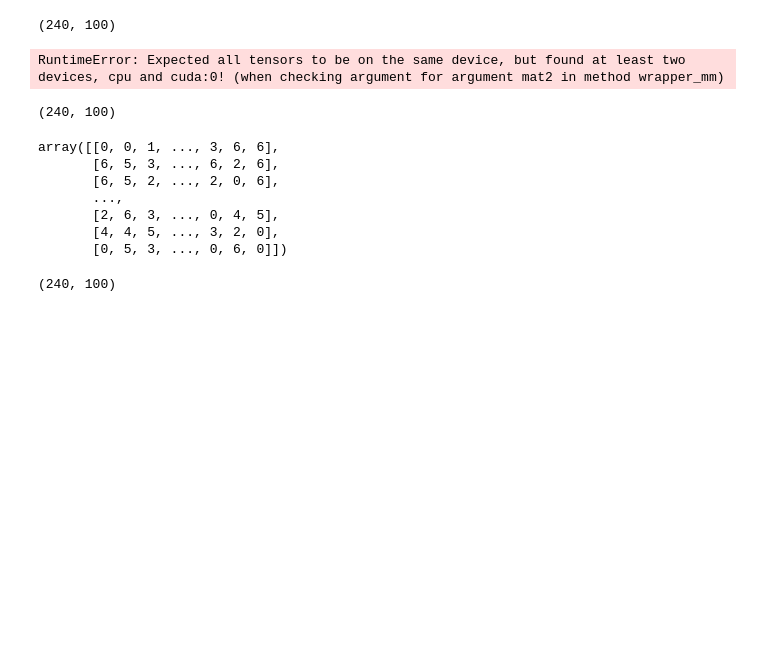
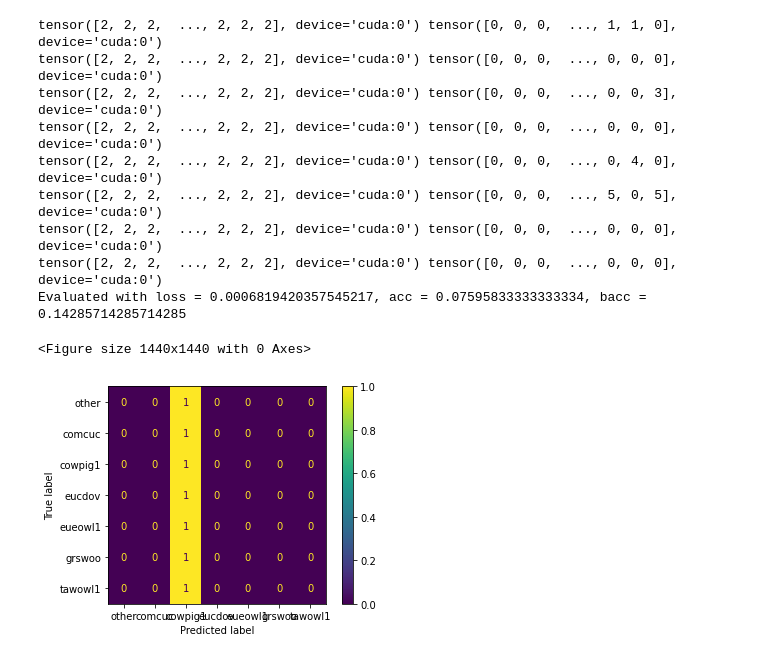
Before and after one commit to brn-dev/mlpc-ue-2023-team-ugly, a Jupyter notebook: transformer.ipynb, the cells around one changed output. Cells and saved outputs as stored; diff of their text form; code cells hidden in the pictures; blank space fills up the shorter version.

```diff
--- a/transformer.ipynb
+++ b/transformer.ipynb
@@ -24,4 +50,5 @@ data_train, data_test = remove_correlated_columns(data_train, data_test)
 # %%
+## Default
 hyper_parameters = TransformerHyperParameters(
     d_model=512,
     nhead=8,
@@ -31,7 +58,15 @@ hyper_parameters = TransformerHyperParameters(
     dropout=0.1,
     out_size=NUM_CLASSES,
     in_features=data_train.shape[-1],
-    lr=1e-5
 )
+## Current
+hyper_parameters = TransformerHyperParameters(
+    d_model=128,
+    nhead=8,
+    num_encoder_layers=6,
+    num_decoder_layers=6,
+    dim_feedforward=1024,
+    dropout=0.1,
+    out_size=NUM_CLASSES,
+    in_features=data_train.shape[-1],
+)
-# %%
-train_transformer_with_cv(data_train, labels_train, hyper_parameters, device)
@@ -78,0 +73,11 @@ Epoch   7: epoch_loss = 1.061627, num_correct = 94909, num_samples = 96000, acc
+# %%
+training_hyper_parameters = TrainingHyperParameters(
+    batch_size=128,
+    num_epochs=150,
+    lr=1e-2,
+    lr_scheduler_provider=lambda optimizer: lr_scheduler.MultiStepLR(
+        optimizer,
+        milestones=[10, 30, 60, 100],
+        gamma=0.1
+    )
+)
@@ -78,0 +100,10 @@ Epoch   7: epoch_loss = 1.061627, num_correct = 94909, num_samples = 96000, acc
+# %%
+set_random_seed(42)
+
+transformer = train_transformer(
+    data_train_subset,
+    labels_train_subset,
+    hyper_parameters,
+    training_hyper_parameters,
+    device
+)
@@ -79,25 +128,16 @@ Epoch   7: epoch_loss = 1.061627, num_correct = 94909, num_samples = 96000, acc
 # %%
-test_loader = create_offset_data_loader(np.random.normal(size=(240, 100, 268)), np.random.randint(0, 7, size=(240, 100)))
-print(labels_test.shape)
+# test_loader = create_offset_data_loader(np.random.normal(size=(240, 100, 268)), np.random.randint(0, 7, size=(240, 100)))
+test_loader = create_offset_data_loader(data_test, labels_test)
 test_network(transformer, test_loader, device)
 # %% [output]
-(240, 100)
+tensor([2, 2, 2,  ..., 2, 2, 2], device='cuda:0') tensor([0, 0, 0,  ..., 1, 1, 0], device='cuda:0')
+tensor([2, 2, 2,  ..., 2, 2, 2], device='cuda:0') tensor([0, 0, 0,  ..., 0, 0, 0], device='cuda:0')
+tensor([2, 2, 2,  ..., 2, 2, 2], device='cuda:0') tensor([0, 0, 0,  ..., 0, 0, 3], device='cuda:0')
+tensor([2, 2, 2,  ..., 2, 2, 2], device='cuda:0') tensor([0, 0, 0,  ..., 0, 0, 0], device='cuda:0')
+tensor([2, 2, 2,  ..., 2, 2, 2], device='cuda:0') tensor([0, 0, 0,  ..., 0, 4, 0], device='cuda:0')
+tensor([2, 2, 2,  ..., 2, 2, 2], device='cuda:0') tensor([0, 0, 0,  ..., 5, 0, 5], device='cuda:0')
+tensor([2, 2, 2,  ..., 2, 2, 2], device='cuda:0') tensor([0, 0, 0,  ..., 0, 0, 0], device='cuda:0')
+tensor([2, 2, 2,  ..., 2, 2, 2], device='cuda:0') tensor([0, 0, 0,  ..., 0, 0, 0], device='cuda:0')
+Evaluated with loss = 0.0006819420357545217, acc = 0.07595833333333334, bacc = 0.14285714285714285
-RuntimeError: Expected all tensors to be on the same device, but found at least two devices, cpu and cuda:0! (when checking argument for argument mat2 in method wrapper_mm)
+<Figure size 1440x1440 with 0 Axes>
+[figure, added]
-# %%
-labels_test.shape
-# %% [output]
-(240, 100)
-# %%
-np.random.randint(0, 7, size=(240, 100))
-# %% [output]
-array([[0, 0, 1, ..., 3, 6, 6],
-       [6, 5, 3, ..., 6, 2, 6],
-       [6, 5, 2, ..., 2, 0, 6],
-       ...,
-       [2, 6, 3, ..., 0, 4, 5],
-       [4, 4, 5, ..., 3, 2, 0],
-       [0, 5, 3, ..., 0, 6, 0]])
-# %%
-np.random.randint(0, 7, size=(240, 100)).shape
-# %% [output]
-(240, 100)
```
Also changed, not shown: parts of 11 cells of this notebook, 11 other files.
